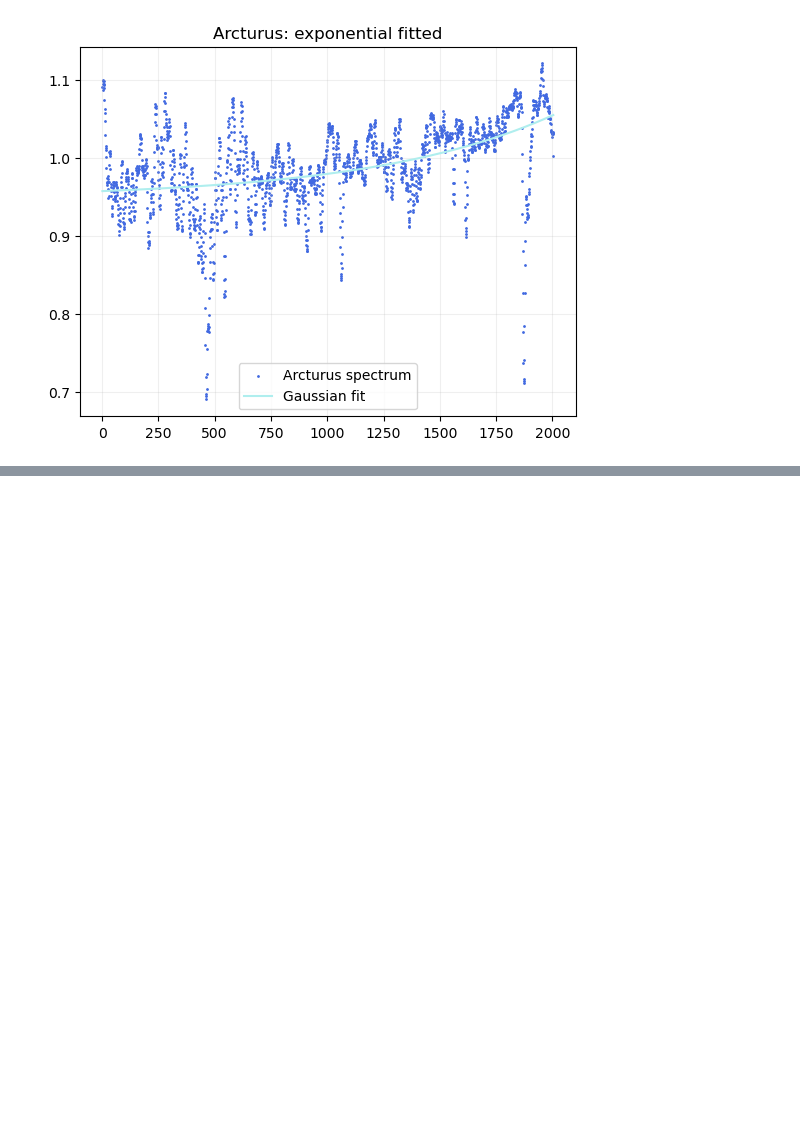
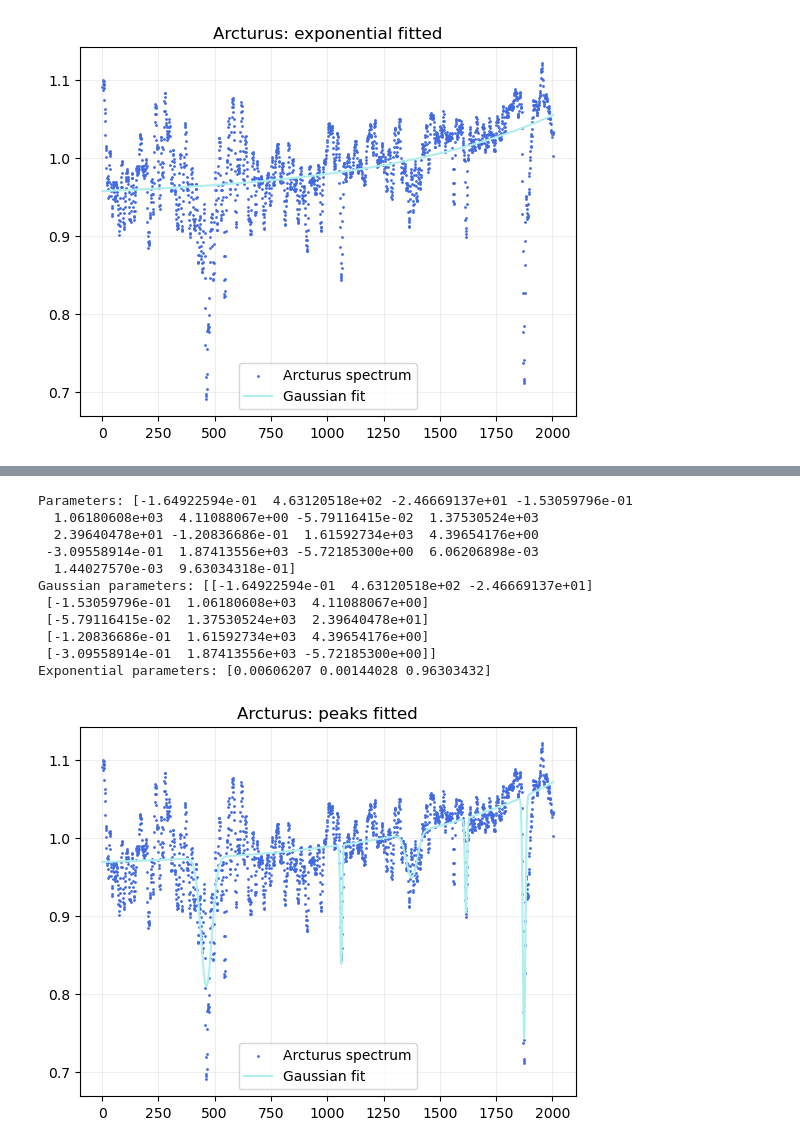
Before and after one commit to Timobrenn/G99-Spectroscopy, a Jupyter notebook: FWHM-arcturus.ipynb, the cells around one changed output, grey strips where cells are left out. Saved outputs shown, nothing was run; the diff lists cells and outputs as text; code cells hidden in the pictures; blank space fills up the shorter version.

```diff
--- a/FWHM-arcturus.ipynb
+++ b/FWHM-arcturus.ipynb
@@ -153,0 +202,48 @@ close(fig)
+# %%
+D2=np.array([-0.1,1050,5])
+D3 = np.array([-0.1,1350,20])
+D4 = np.array([-0.15,1600,10])
+
+initial_gaussians = [D1,D2,D3,D4, D5]
+initial_guess = [item for sublist in initial_gaussians for item in sublist] + [exp_a, exp_b, exp_z]
+
+beta, pcov = curve_fit(f_superior, x_range, dat_smooth, p0=initial_guess)
+print("Parameters:", beta) #it's not printing the figure if i remove this line, no idea why
+
+# extracting the fitted parameters
+num_gaussians = len(initial_gaussians)
+gaussian_params = beta[:num_gaussians * 3].reshape((num_gaussians, 3))
+exp_params = beta[num_gaussians * 3:]
+
+# poor attempt at error analysis
+# gaussian_params_err = pcov[:num_gaussians * 3].reshape((num_gaussians, 3))
+# exp_params_err = pcov[num_gaussians * 3:]
+err=np.sqrt(np.diag(pcov))
+fwhm_err=2*err[2]*np.sqrt(2*np.log(2))
+
+print("Gaussian parameters:", gaussian_params)
+print("Exponential parameters:", exp_params)
+
+# plotting the final fit
+fig = figure()
+frame = fig.add_subplot(1, 1, 1)
+frame.scatter(x_range, dat_smooth, color="royalblue", label="Arcturus spectrum", s=1)
+frame.plot(x_range, f_superior(x_range, *beta), color="paleturquoise", label="Gaussian fit")
+frame.set_title("Arcturus: peaks fitted")
+frame.grid(alpha=0.2)
+frame.legend()
+show()
+close(fig)
+# %% [output]
+Parameters: [-1.64922594e-01  4.63120518e+02 -2.46669137e+01 -1.53059796e-01
+  1.06180608e+03  4.11088067e+00 -5.79116415e-02  1.37530524e+03
+  2.39640478e+01 -1.20836686e-01  1.61592734e+03  4.39654176e+00
+ -3.09558914e-01  1.87413556e+03 -5.72185300e+00  6.06206898e-03
+  1.44027570e-03  9.63034318e-01]
+Gaussian parameters: [[-1.64922594e-01  4.63120518e+02 -2.46669137e+01]
+ [-1.53059796e-01  1.06180608e+03  4.11088067e+00]
+ [-5.79116415e-02  1.37530524e+03  2.39640478e+01]
+ [-1.20836686e-01  1.61592734e+03  4.39654176e+00]
+ [-3.09558914e-01  1.87413556e+03 -5.72185300e+00]]
+Exponential parameters: [0.00606207 0.00144028 0.96303432]
+[figure, added]
```
Also changed, not shown: parts of 6 cells of this notebook.
